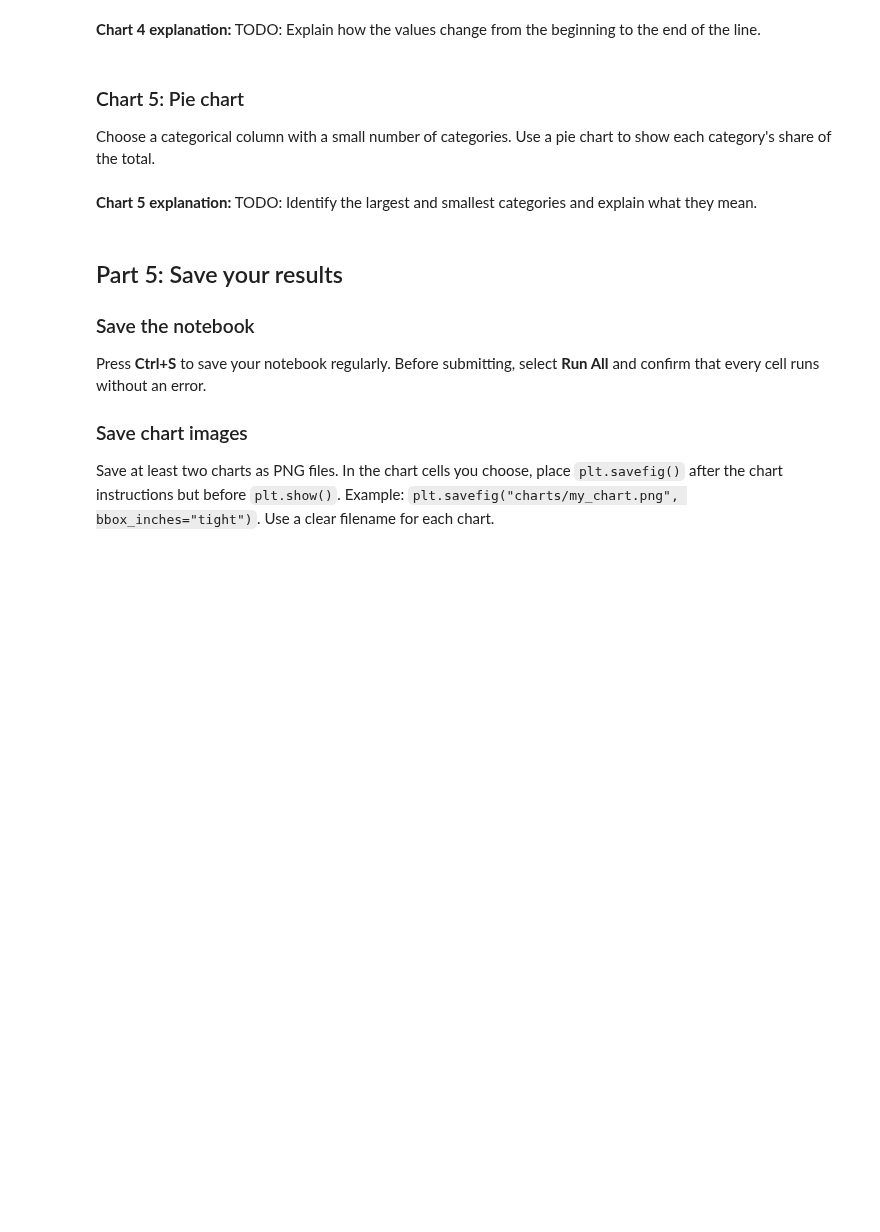
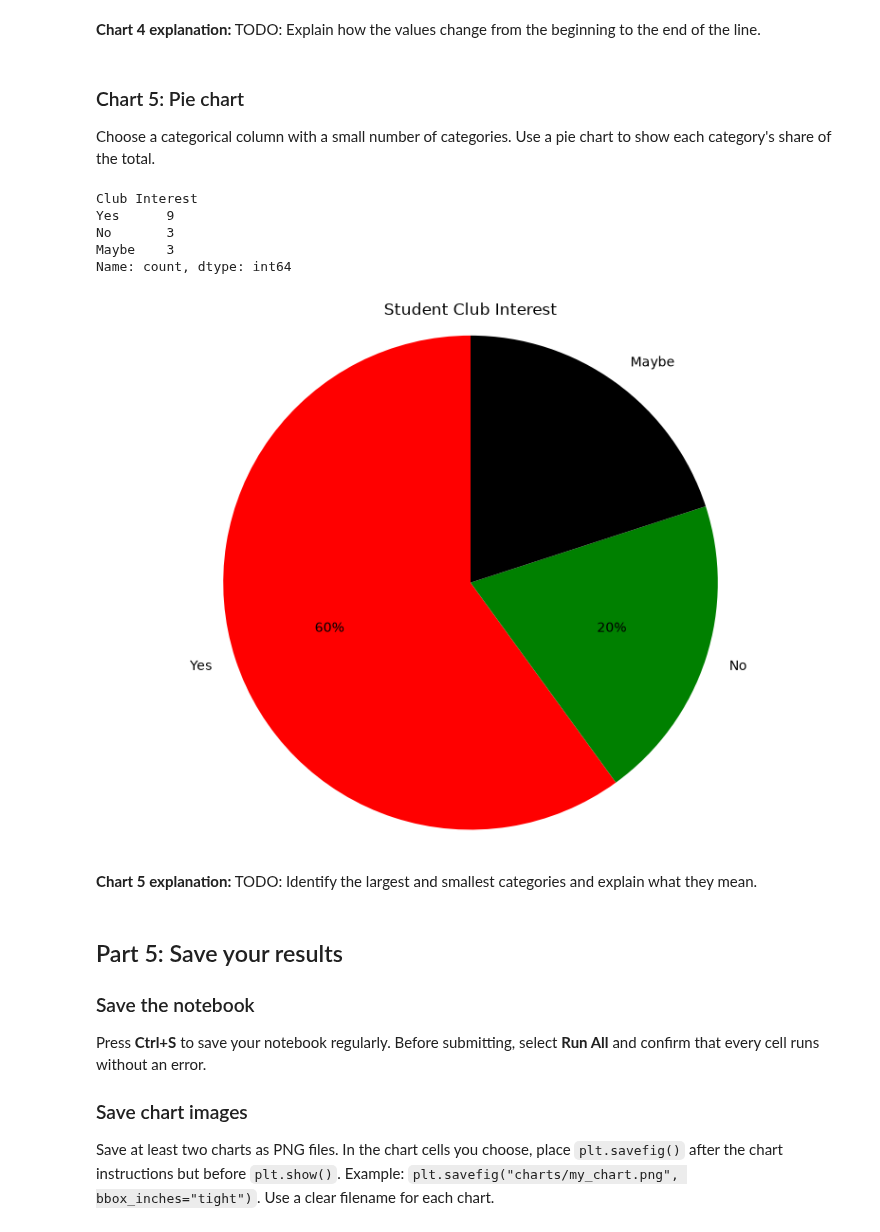
Before and after one commit to hendersongiovann-tech/CMP-Data_Exploration-and-Cleaning, a Jupyter notebook: MatplotlibAssignment.ipynb, the cells around one changed output. Drawn from its saved outputs; the diff is of its cells as text; code cells hidden in the pictures; blank space fills up the shorter version.

```diff
--- a/MatplotlibAssignment.ipynb
+++ b/MatplotlibAssignment.ipynb
@@ -344,9 +346,30 @@ Choose a categorical column with a small number of categories. Use a pie chart t
 # %%
 # TODO: Count the categories for the pie slices.
 
 # TODO: Create a pie chart with plt.pie().
 
 # TODO: Add a title and plt.show().
+
+club_interest_counts = cleaned_survey["Club Interest"].value_counts()
+print(club_interest_counts)
+
+plt.figure(figsize=(8,6))
+plt.pie(club_interest_counts.values,
+        labels=club_interest_counts.index,
+        autopct="%1.0f%%",
+        colors=["red", "green", "black"],
+        startangle=90)
+plt.title("Student Club Interest")
+plt.axis("equal")
+plt.tight_layout()
+plt.show()
+# %% [output]
+Club Interest
+Yes      9
+No       3
+Maybe    3
+Name: count, dtype: int64
+[figure, added]
 # %% [markdown]
 **Chart 5 explanation:** TODO: Identify the largest and smallest categories and explain what they mean.
 # %% [markdown]
```
Also changed, not shown: parts of 3 cells of this notebook, 3 other files.
